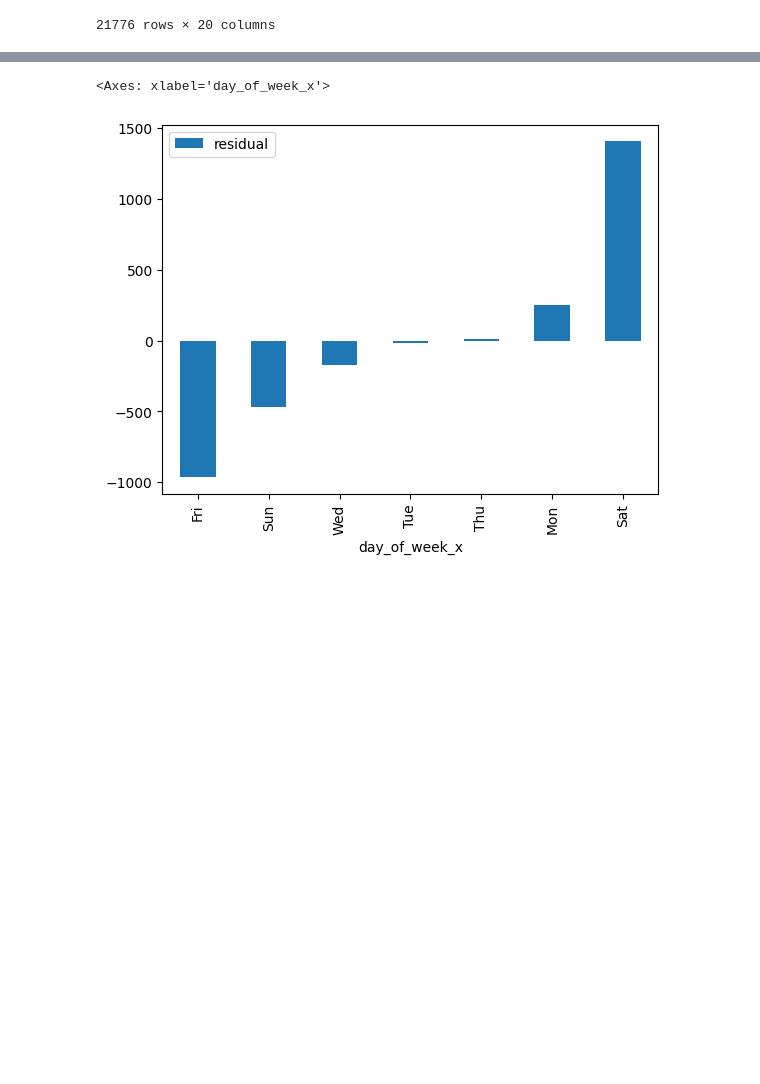
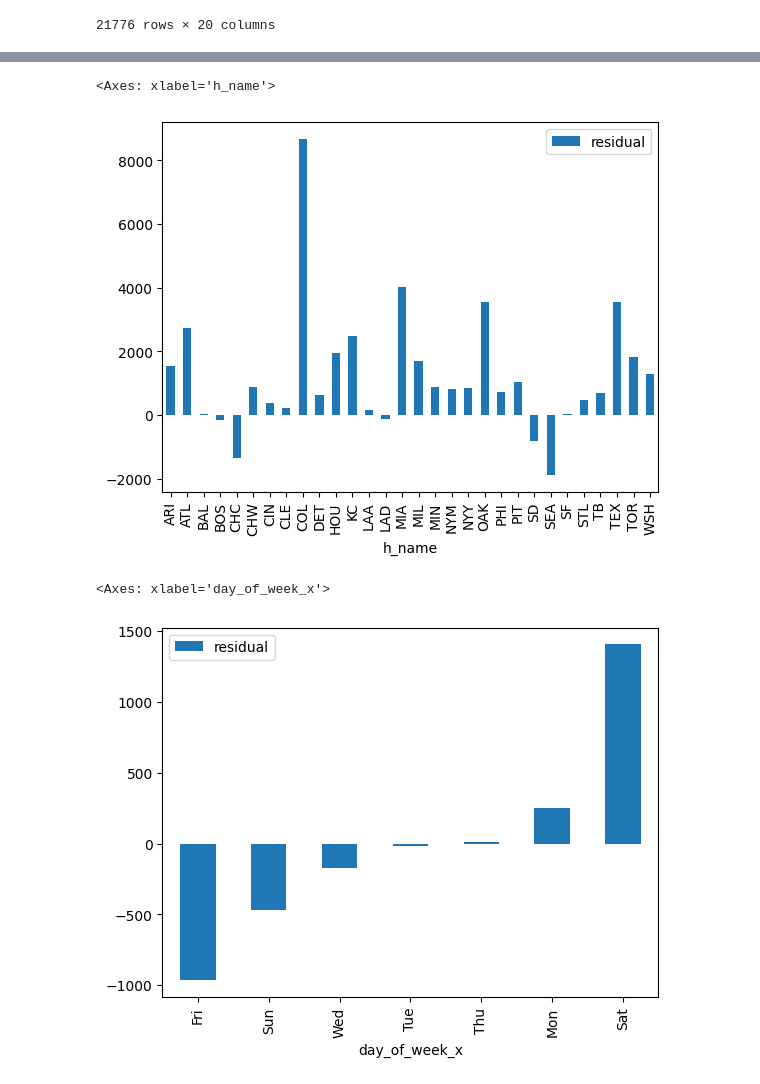
Before and after one commit to tmarchok1/DS440_project, a Jupyter notebook: error_analysis_travis.ipynb, the cells around one changed output, grey strips where cells are left out. Saved outputs shown, nothing was run; the diff lists cells and outputs as text; code cells hidden in the pictures; blank space fills up the shorter version.

```diff
--- a/error_analysis_travis.ipynb
+++ b/error_analysis_travis.ipynb
@@ -46,3 +44,10 @@ resids.plot(kind='bar', y='residual')
+# %%
+# Rockies have high residuals in week 24, and almost all teams are being underestimated
+resids = errordata[errordata['week'] == 24].groupby('h_name')['residual'].mean().to_frame()
+resids.plot(kind='bar', y='residual')
+# %% [output]
+<Axes: xlabel='h_name'>
+[figure, added]
 # %%
 resids = errordata.groupby('day_of_week_x')['residual'].mean().sort_values().to_frame()
 resids.plot(kind='bar', y='residual')
```
Also changed, not shown: parts of 3 cells of this notebook, 2 other files.
